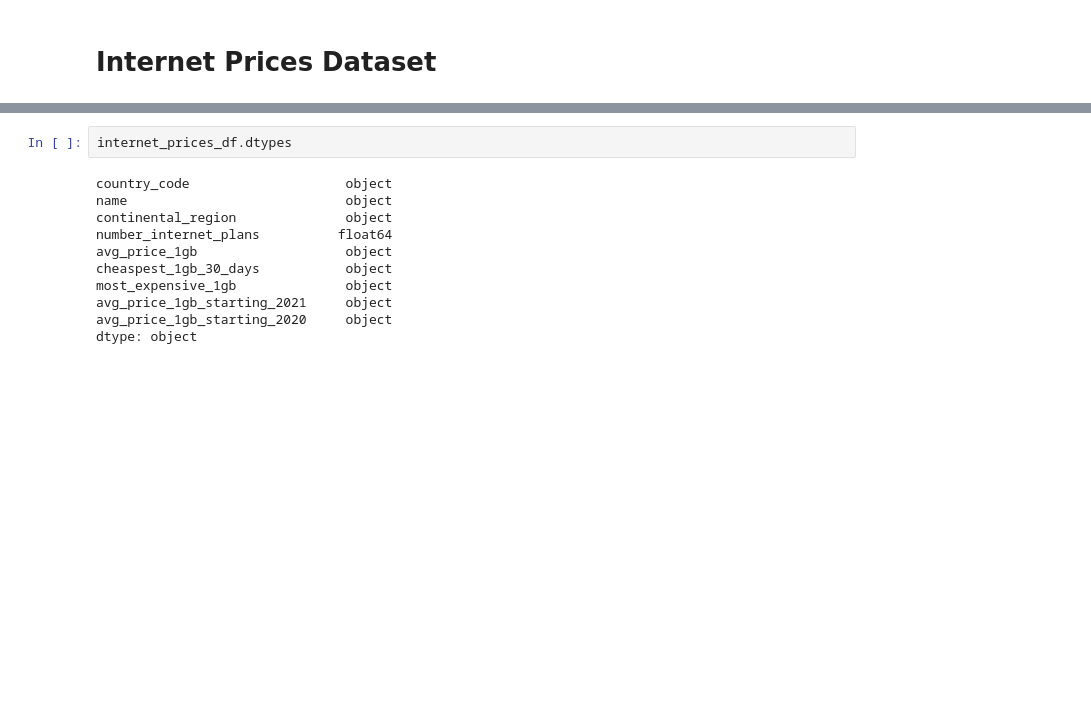
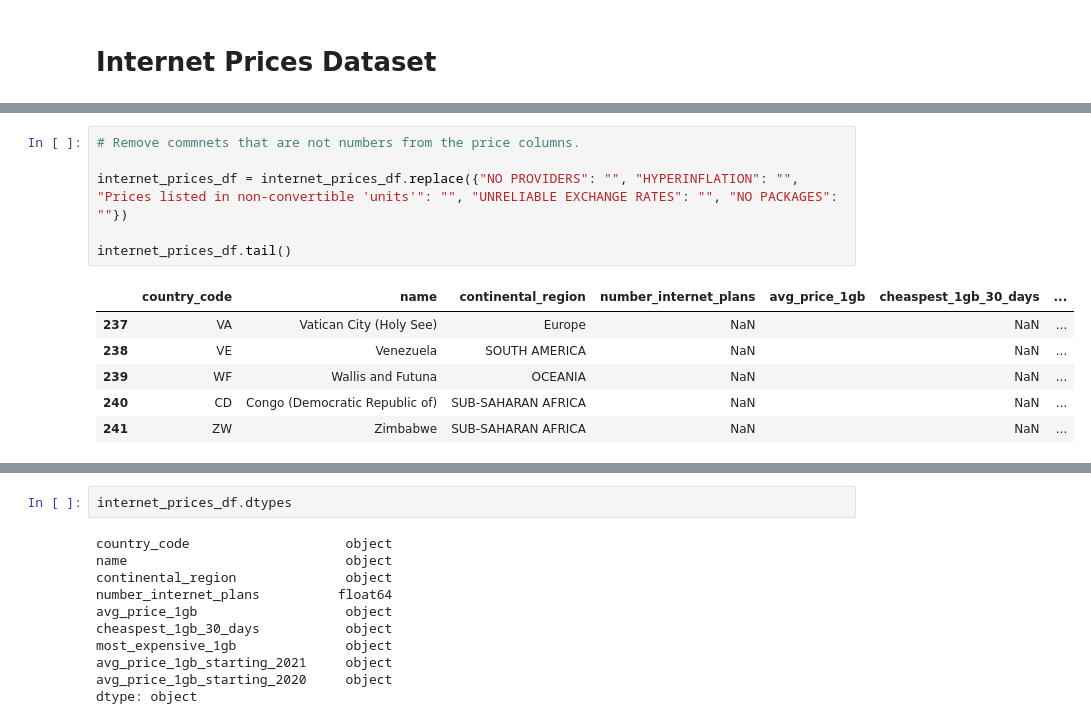
Before and after one commit to BiancaTaisePommerening/Internet_Prices, a Jupyter notebook: exploratory_analysis.ipynb, the cells around one changed output, grey strips where cells are left out. Saved outputs shown, nothing was run; the diff lists cells and outputs as text; blank space fills up the shorter version.

```diff
--- a/exploratory_analysis.ipynb
+++ b/exploratory_analysis.ipynb
@@ -92,0 +94,13 @@ internet_prices_df.plot()
+# %%
+# Remove commnets that are not numbers from the price columns.
+
+internet_prices_df = internet_prices_df.replace({"NO PROVIDERS": "", "HYPERINFLATION": "", "Prices listed in non-convertible 'units'": "", "UNRELIABLE EXCHANGE RATES": "", "NO PACKAGES": ""})
+
+internet_prices_df.tail()
+# %% [output]
+|  | country_code | name | continental_region | number_internet_plans | avg_price_1gb | cheaspest_1gb_30_days | ... |
+| 237 | VA | Vatican City (Holy See) | Europe | NaN |  | NaN | ... |
+| 238 | VE | Venezuela | SOUTH AMERICA | NaN |  | NaN | ... |
+| 239 | WF | Wallis and Futuna | OCEANIA | NaN |  | NaN | ... |
+| 240 | CD | Congo (Democratic Republic of) | SUB-SAHARAN AFRICA | NaN |  | NaN | ... |
+| 241 | ZW | Zimbabwe | SUB-SAHARAN AFRICA | NaN |  | NaN | ... |
```
Also changed, not shown: parts of 21 cells of this notebook.
